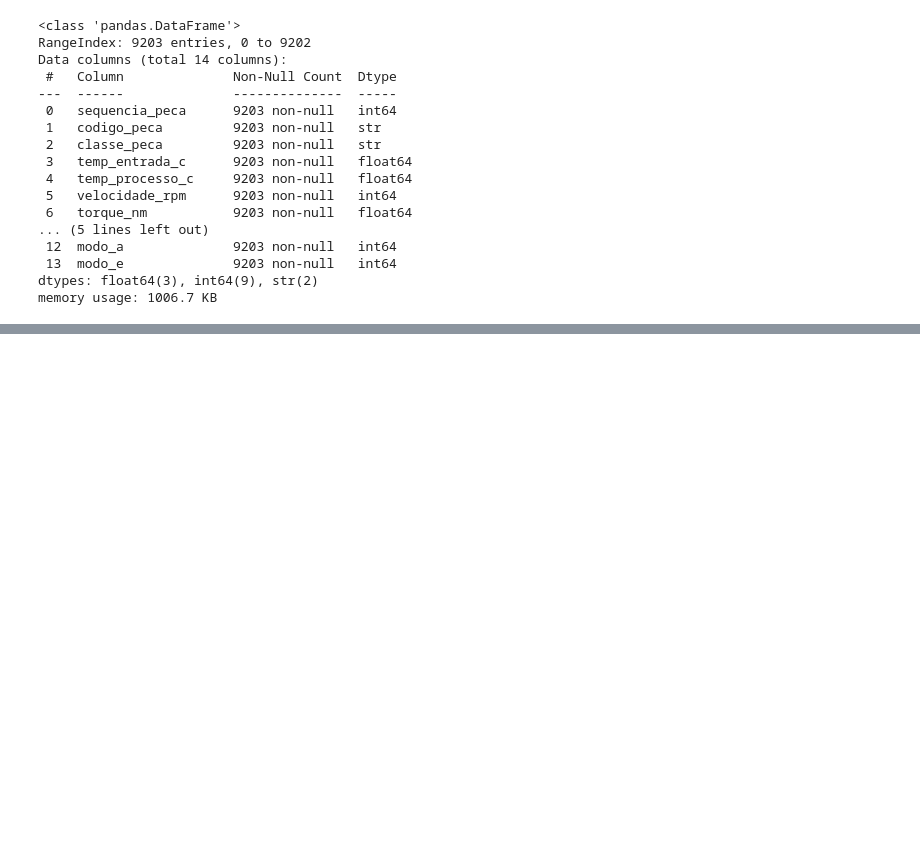
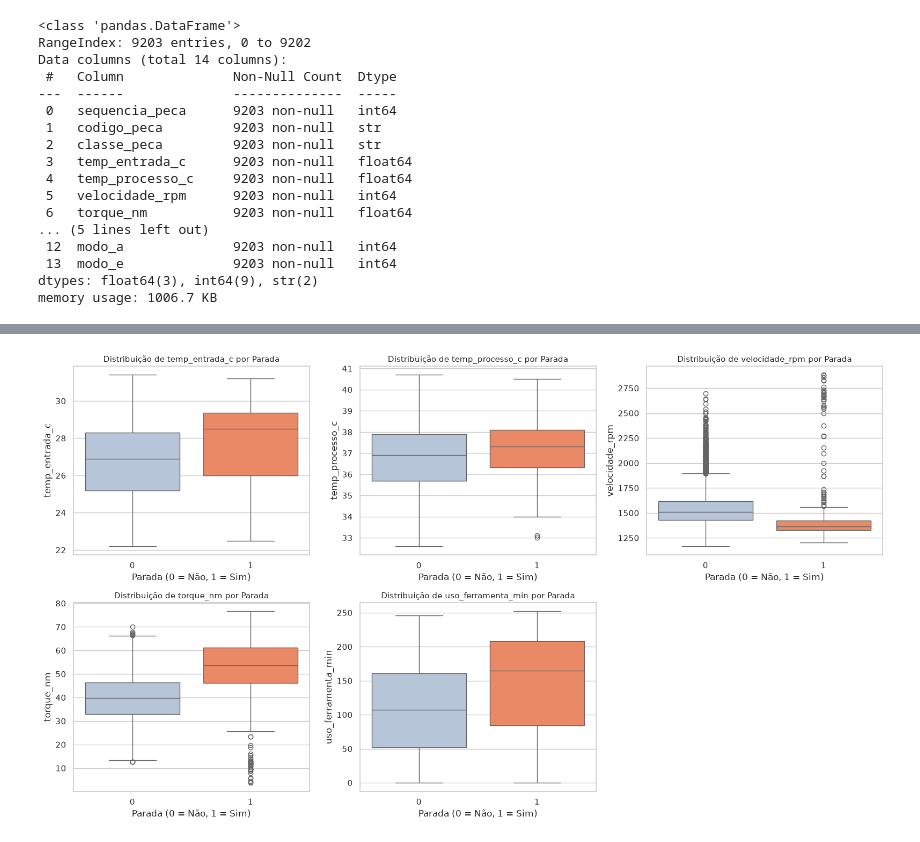
Before and after one commit to Gabverz/Preventive_maint, a Jupyter notebook: notebooks/01_eda.ipynb, the cells around one changed output, grey strips where cells are left out. Cells and saved outputs as stored; diff of their text form; code cells hidden in the pictures; blank space fills up the shorter version.

```diff
--- a/notebooks/01_eda.ipynb
+++ b/notebooks/01_eda.ipynb
@@ -114,0 +116,30 @@ df.describe(include='all').T
+# %%
+# Célula: Análise de distribuição dos sensores segmentada por parada
+# Objetivo: Identificar visualmente sobreposição, assimetria e separação entre ciclos normais e com falha.
+
+fig, axes = plt.subplots(2, 3, figsize=(16, 9))
+axes = axes.flatten()
+
+# Cores: azul suave para operação normal (0), coral/alaranjado para parada (1)
+cores_parada = ["lightsteelblue", "coral"]
+
+for i, col in enumerate(cols_sensores):
+    sns.boxplot(
+        data=df,
+        x="parada",
+        y=col,
+        hue="parada",
+        ax=axes[i],
+        palette=cores_parada,
+        legend=False,
+    )
+    axes[i].set_title(f"Distribuição de {col} por Parada", fontsize=11)
+    axes[i].set_xlabel("Parada (0 = Não, 1 = Sim)")
+
+# Ocultando o último subplot que sobra na grade 2x3
+fig.delaxes(axes[5])
+
+plt.tight_layout()
+plt.show()
+# %% [output]
+[figure, added]
```
Also changed, not shown: parts of 3 cells of this notebook.
